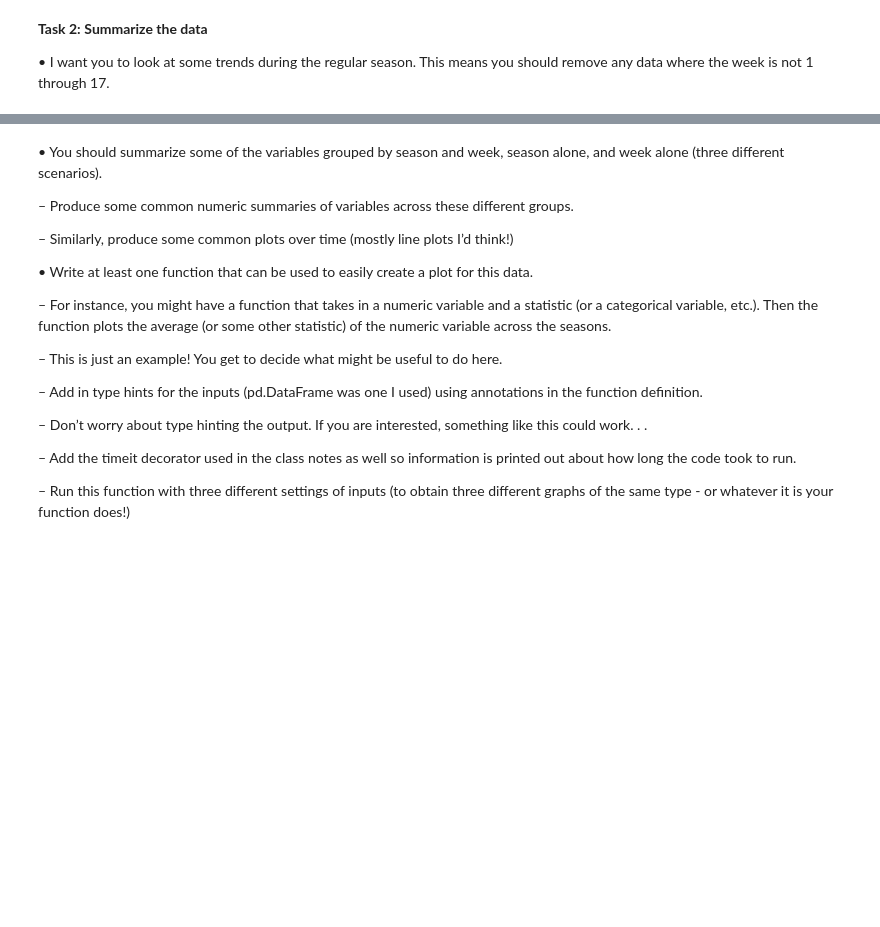
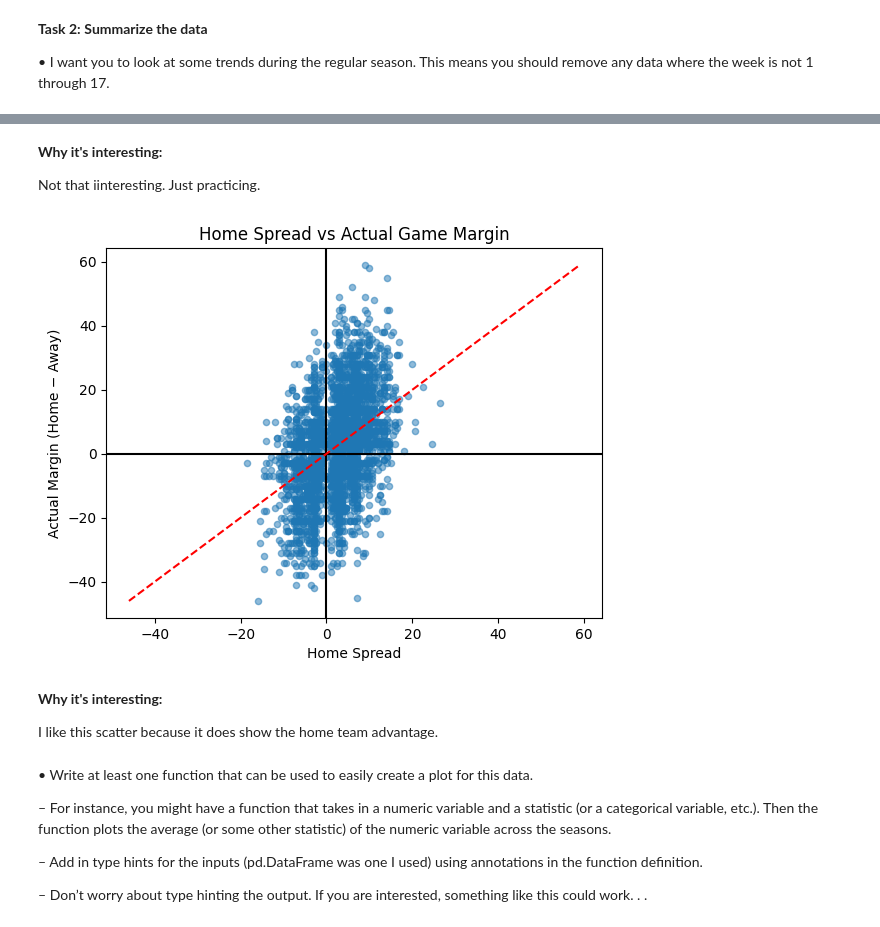
Before and after one commit to ljzier/ST-554-repo, a Jupyter notebook: ST_554_HW4.ipynb, the cells around one changed output, grey strips where cells are left out. Drawn from its saved outputs; the diff is of its cells as text; code cells hidden in the pictures; blank space fills up the shorter version.

```diff
--- a/ST_554_HW4.ipynb
+++ b/ST_554_HW4.ipynb
@@ -244,28 +362,44 @@ NFLreg_data = NFL_data[NFL_data['week'].between(1, 17, inclusive='both')]
+# %% [markdown]
+**Why it's interesting:**
+
+Not that iinteresting. Just practicing.
+# %%
+#looking at home spread vs. actual home winning
+
+# plotting scatter of home spread vs. actual
+
+df.plot.scatter(
+    x="homeSpread",
+    y="HminusAScore",
+    title="Home Spread vs Actual Game Margin",
+    alpha = 0.5
+)
+
+lims = [
+    min(df["homeSpread"].min(), df["HminusAScore"].min()),
+    max(df["homeSpread"].max(), df["HminusAScore"].max())
+]
+plt.axhline(0, color = 'black')
+plt.axvline(0, color = 'black')
+plt.plot(lims, lims, color="red", linestyle="--", label="Perfect Prediction")
+plt.xlabel("Home Spread")
+plt.ylabel("Actual Margin (Home − Away)")
+plt.show()
+# %% [output]
+[figure, added]
+# %% [markdown]
+**Why it's interesting:**
+
+I like this scatter because it does show the home team advantage.
 # %% [markdown]
-
-• You should summarize some of the variables grouped by season and week, season alone, and week alone
-(three different scenarios).
-
-– Produce some common numeric summaries of variables across these different groups.
-
-– Similarly, produce some common plots over time (mostly line plots I’d think!)
-
 • Write at least one function that can be used to easily create a plot for this data.
 
 – For instance, you might have a function that takes in a numeric variable and a statistic (or a
 categorical variable, etc.). Then the function plots the average (or some other statistic) of the
 numeric variable across the seasons.
 
-– This is just an example! You get to decide what might be useful to do here.
-
 – Add in type hints for the inputs (pd.DataFrame was one I used) using annotations in the function
 definition.
 
 – Don’t worry about type hinting the output. If you are interested, something like this could
 work. . .
-
-– Add the timeit decorator used in the class notes as well so information is printed out about how
-long the code took to run.
-
-– Run this function with three different settings of inputs (to obtain three different graphs of the
-same type - or whatever it is your function does!)
```
Also changed, not shown: parts of 8 cells of this notebook.
